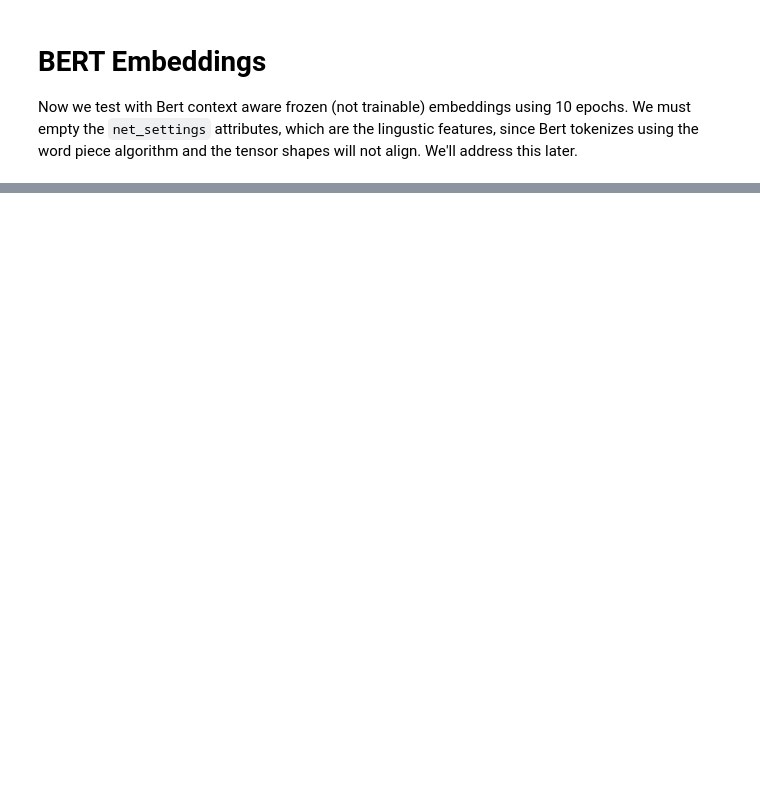
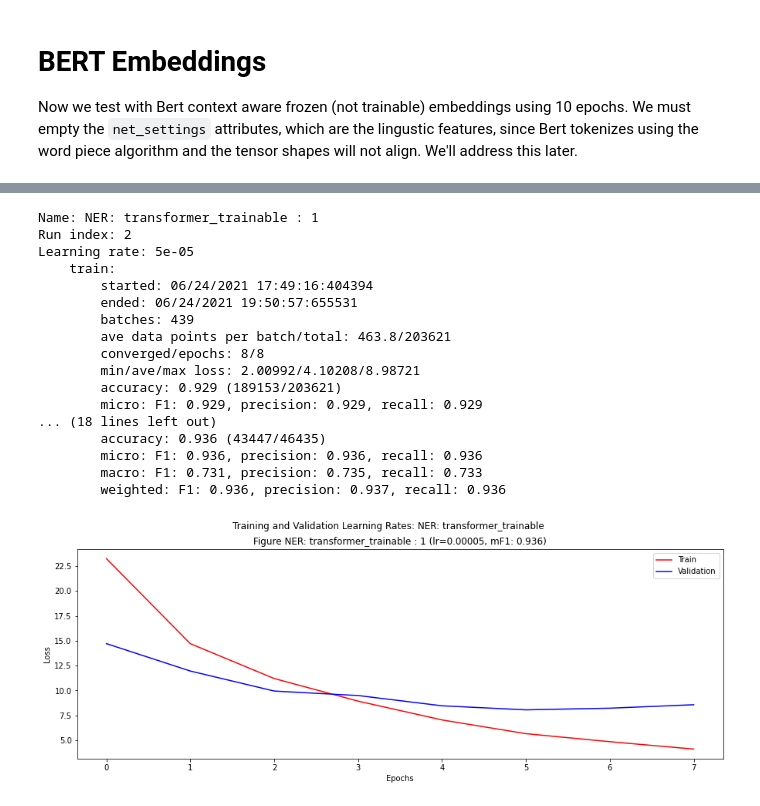
Before and after one commit to plandes/deepnlp, a Jupyter notebook: example/ner/notebook/ner.ipynb, the cells around one changed output, grey strips where cells are left out. Cells and saved outputs as stored; diff of their text form; code cells hidden in the pictures; blank space fills up the shorter version.

```diff
--- a/example/ner/notebook/ner.ipynb
+++ b/example/ner/notebook/ner.ipynb
@@ -113,7 +386,7 @@ mng.run()
 # %%
-mng.config('model_settings', epochs=10)
-mng.config('temporary_dir')
-mng.config('transformer_trainable_resource', model_id='distilbert-base-cased')
+mng.clear()
+mng.config('transformer_trainable_resource', model_id='roberta-base')
 facade = mng.create_facade('transformer-trainable')
-facade.net_settings.add_attributes = ('syns_expander', 'tags_expander')
+facade.epochs = 8
 mng.run()
+# %% [output]
@@ -119,0 +410,18 @@ mng.run()
+Name: NER: transformer_trainable : 1
+Run index: 2
+Learning rate: 5e-05
+    train:
+        started: 06/24/2021 17:49:16:404394
+        ended: 06/24/2021 19:50:57:655531
+        batches: 439
+        ave data points per batch/total: 463.8/203621
+        converged/epochs: 8/8
+        min/ave/max loss: 2.00992/4.10208/8.98721
+        accuracy: 0.929 (189153/203621)
+        micro: F1: 0.929, precision: 0.929, recall: 0.929
+... (18 lines left out)
+        accuracy: 0.936 (43447/46435)
+        micro: F1: 0.936, precision: 0.936, recall: 0.936
+        macro: F1: 0.731, precision: 0.735, recall: 0.733
+        weighted: F1: 0.936, precision: 0.937, recall: 0.936
+[figure, added]
```
Also changed, not shown: parts of 11 cells of this notebook, 3 other files.
